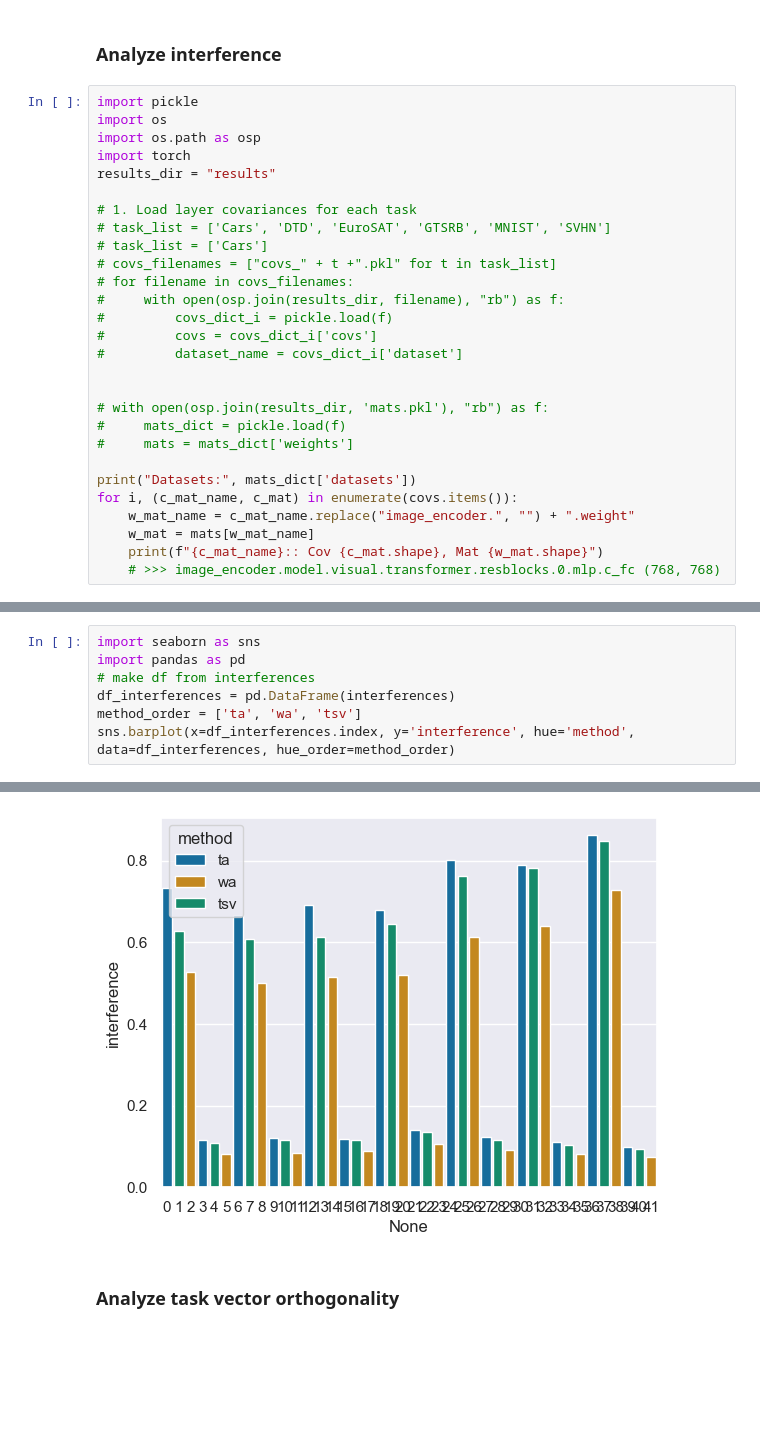
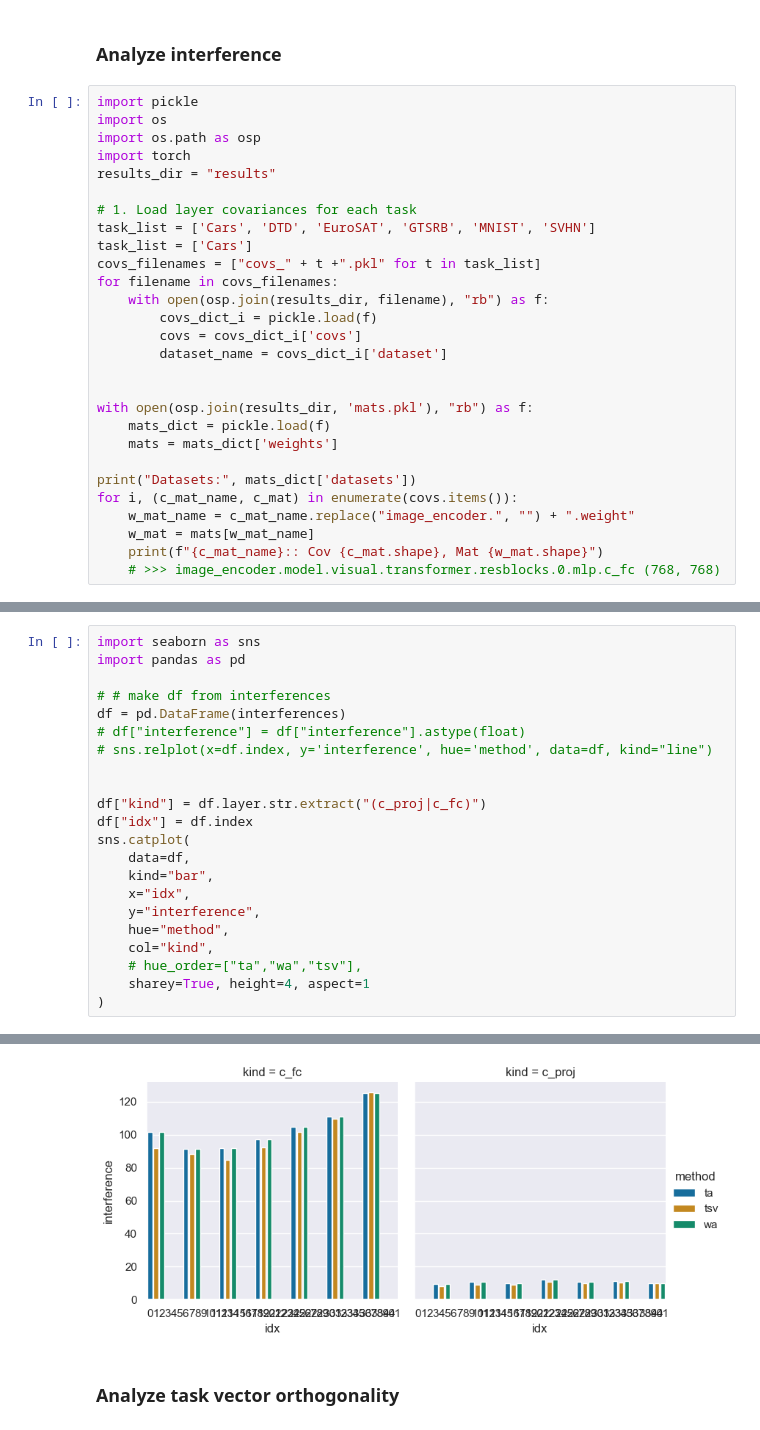
Before and after one commit to AntoAndGar/task_singular_vectors, a Jupyter notebook: anaylsis.ipynb, the cells around one changed output, grey strips where cells are left out. Drawn from its saved outputs; the diff is of its cells as text; blank space fills up the shorter version.

```diff
--- a/anaylsis.ipynb
+++ b/anaylsis.ipynb
@@ -2909,19 +3382,19 @@ import torch
 results_dir = "results"
 
 # 1. Load layer covariances for each task
-# task_list = ['Cars', 'DTD', 'EuroSAT', 'GTSRB', 'MNIST', 'SVHN']
-# task_list = ['Cars']
-# covs_filenames = ["covs_" + t +".pkl" for t in task_list]
-# for filename in covs_filenames:
-#     with open(osp.join(results_dir, filename), "rb") as f:
-#         covs_dict_i = pickle.load(f)
-#         covs = covs_dict_i['covs']
-#         dataset_name = covs_dict_i['dataset']
+task_list = ['Cars', 'DTD', 'EuroSAT', 'GTSRB', 'MNIST', 'SVHN']
+task_list = ['Cars']
+covs_filenames = ["covs_" + t +".pkl" for t in task_list]
+for filename in covs_filenames:
+    with open(osp.join(results_dir, filename), "rb") as f:
+        covs_dict_i = pickle.load(f)
+        covs = covs_dict_i['covs']
+        dataset_name = covs_dict_i['dataset']
 
 
-# with open(osp.join(results_dir, 'mats.pkl'), "rb") as f:
-#     mats_dict = pickle.load(f)
-#     mats = mats_dict['weights']
+with open(osp.join(results_dir, 'mats.pkl'), "rb") as f:
+    mats_dict = pickle.load(f)
+    mats = mats_dict['weights']
 
 print("Datasets:", mats_dict['datasets'])
 for i, (c_mat_name, c_mat) in enumerate(covs.items()):
@@ -2984,8 +3468,23 @@ Datasets: ['Cars', 'DTD', 'EuroSAT', 'GTSRB', 'MNIST', 'SVHN']
 # %%
 import seaborn as sns
 import pandas as pd
-# make df from interferences
-df_interferences = pd.DataFrame(interferences)
-method_order = ['ta', 'wa', 'tsv']
-sns.barplot(x=df_interferences.index, y='interference', hue='method', data=df_interferences, hue_order=method_order)
+
+# # make df from interferences
+df = pd.DataFrame(interferences)
+# df["interference"] = df["interference"].astype(float)
+# sns.relplot(x=df.index, y='interference', hue='method', data=df, kind="line")
+
+
+df["kind"] = df.layer.str.extract("(c_proj|c_fc)")
+df["idx"] = df.index
+sns.catplot(
+    data=df,
+    kind="bar",
+    x="idx",
+    y="interference",
+    hue="method",
+    col="kind",
+    # hue_order=["ta","wa","tsv"],
+    sharey=True, height=4, aspect=1
+)
 # %% [output]
@@ -2993,4 +3492,4 @@ sns.barplot(x=df_interferences.index, y='interference', hue='method', data=df_in
-[figure, old version]
+[figure, new version]
 # %% [markdown]
 ### Analyze task vector orthogonality
 # %%
```
Also changed, not shown: parts of 14 cells of this notebook, 3 other files.
